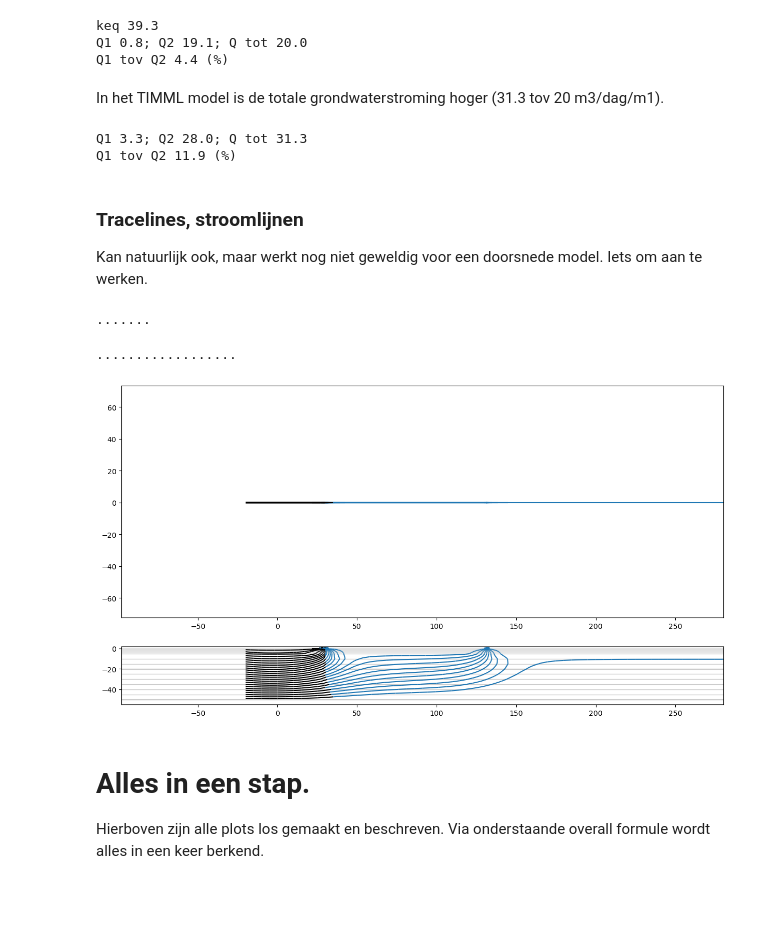
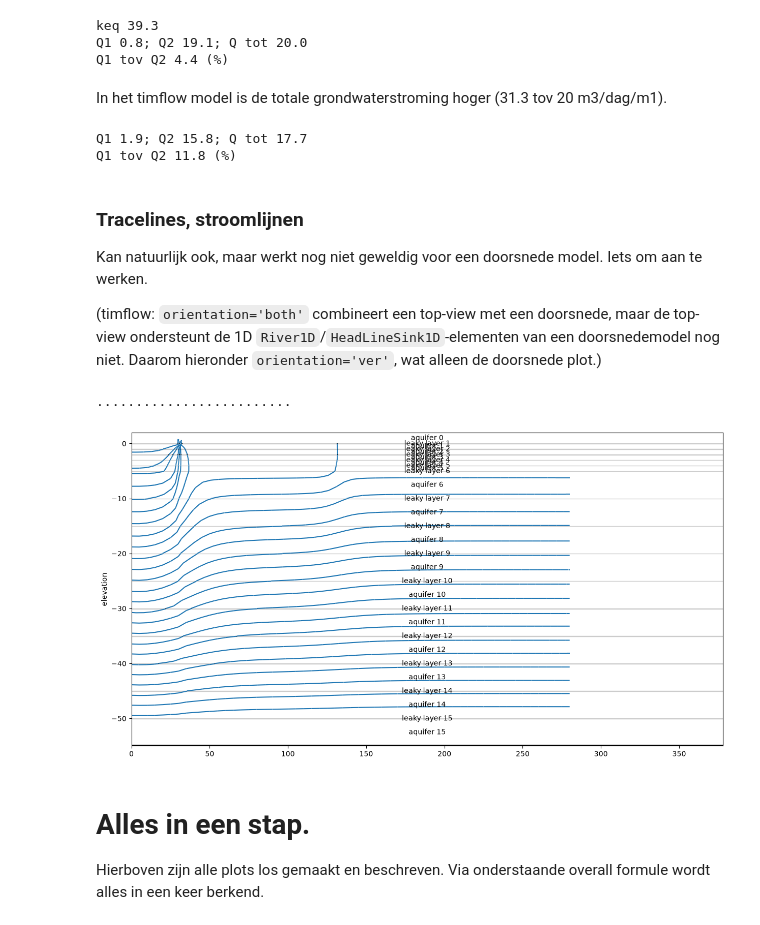
Before and after one commit to tim-groundwater/Examples, a Jupyter notebook: equivalent-permeability-aquifer-levee/equivalent-permeability-aquifer-levee.ipynb, the cells around one changed output. Saved outputs shown, nothing was run; the diff lists cells and outputs as text; code cells hidden in the pictures; blank space fills up the shorter version.

Commit message:
Update to timflow syntax

```diff
--- a/equivalent-permeability-aquifer-levee/equivalent-permeability-aquifer-levee.ipynb
+++ b/equivalent-permeability-aquifer-levee/equivalent-permeability-aquifer-levee.ipynb
@@ -153,7 +145,7 @@ We maken een TIMML model voor een scenario.
 
 ### Model invoer openen uit Excel
 # %%
-fn_xls = 'data\input-gwmodel.xlsx'
+fn_xls = r'data\input-gwmodel.xlsx'
 sheet_name = '20230421'
 scen = 'rivgeb_hkv'
 
@@ -163,5 +155,5 @@ df_model_input = tlf.import_model_parameters(fn_xls, sheet_name)
 # %%
-ml = tlf.create_xsection_model(df_model_input, scen)
+ml = tlf.create_xsection_model(df_model_input, scen, verbose=False)
 # %% [markdown]
 ### Doorsnede plot maken
 
@@ -248,7 +240,7 @@ keq 39.3
 Q1 0.8; Q2 19.1; Q tot 20.0
 Q1 tov Q2 4.4 (%)
 # %% [markdown]
-In het TIMML model is de totale grondwaterstroming hoger (31.3 tov 20 m3/dag/m1).
+In het timflow model is de totale grondwaterstroming hoger (31.3 tov 20 m3/dag/m1).
 # %%
 # uit welke modellagen bestaat iedere watervoerend pakket?
 lst_first_layer_per_aquifer, lst_last_layer_per_aquifer = tlf.get_layers_per_aquifer(ml)
@@ -262,32 +254,38 @@ qx_reflijn_wvp2 = qx_reflijn[lst_first_layer_per_aquifer[2]:lst_last_layer_per_a
 print(f'Q1 {qx_reflijn_wvp1:0.1f}; Q2 {qx_reflijn_wvp2:0.1f}; Q tot {qx_reflijn_wvp1+qx_reflijn_wvp2:0.1f}')
 print(f'Q1 tov Q2 {(qx_reflijn_wvp1/qx_reflijn_wvp2)*100:0.1f} (%)')
 # %% [output]
-Q1 3.3; Q2 28.0; Q tot 31.3
-Q1 tov Q2 11.9 (%)
+Q1 1.9; Q2 15.8; Q tot 17.7
+Q1 tov Q2 11.8 (%)
 # %% [markdown]
 ### Tracelines, stroomlijnen
 Kan natuurlijk ook, maar werkt nog niet geweldig voor een doorsnede model. Iets om aan te werken.
+
+(timflow: `orientation='both'` combineert een top-view met een doorsnede, maar de top-view ondersteunt de 1D `River1D`/`HeadLineSink1D`-elementen van een doorsnedemodel nog niet. Daarom hieronder `orientation='ver'`, wat alleen de doorsnede plot.)
 # %%
 win = [df_model_input.loc['x_channel_max', scen],
        df_model_input.loc['x_hinterland_max', scen],
        0, 1]
 
 dh = 1
 
 zstart = np.arange(-1,-50,-2)
 xstart = np.ones_like(zstart) * -20
 ystart = np.zeros_like(zstart)
 
 hstepmax=1
 
-ml.plot(win=win, orientation='both', figsize=(15,8))
-tr = ml.tracelines(xstart=xstart, ystart=ystart, zstart=zstart,
-              hstepmax=5, tmax=1000, orientation='both', color='C0',
-                  return_traces=True)
+# timflow's tracelines(orientation='ver') forwards figsize into ml.plots.xsection(),
+# which doesn't accept it, so the backdrop axis is created explicitly here instead.
+fig, ax0 = plt.subplots(figsize=(15, 8))
+ml.plots.xsection(xy=[(win[0], np.mean(win[2:])), (win[1], np.mean(win[2:]))], ax=ax0)
+tr = ml.plots.tracelines(
+    xstart=xstart, ystart=ystart, zstart=zstart,
+    hstepmax=5, tmax=1000, orientation='ver', color='C0',
+    win=win, ax=ax0, return_traces=True,
+)
 # %% [output]
-.......
+.........................
-..................
-[figure, old version]
+[figure, new version]
 # %% [markdown]
 # Alles in een stap.
 Hierboven zijn alle plots los gemaakt en beschreven. Via onderstaande overall formule wordt alles in een keer berkend.
```
Also changed, not shown: parts of 18 cells of this notebook, 6 other files.
